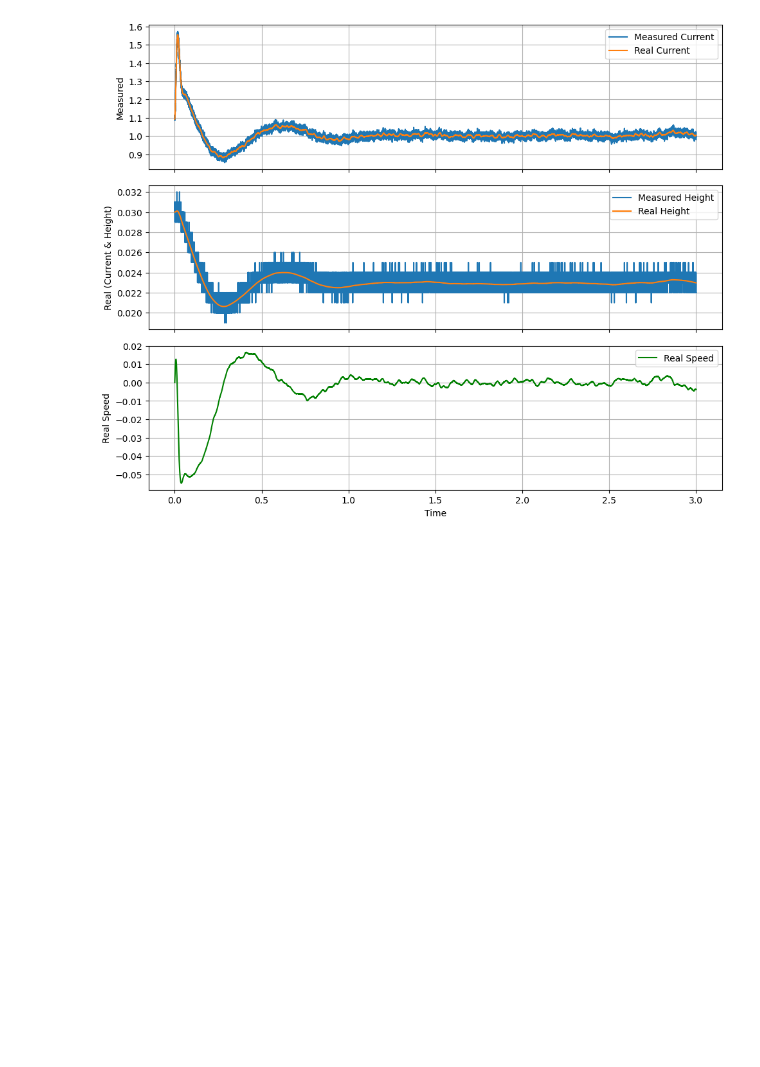
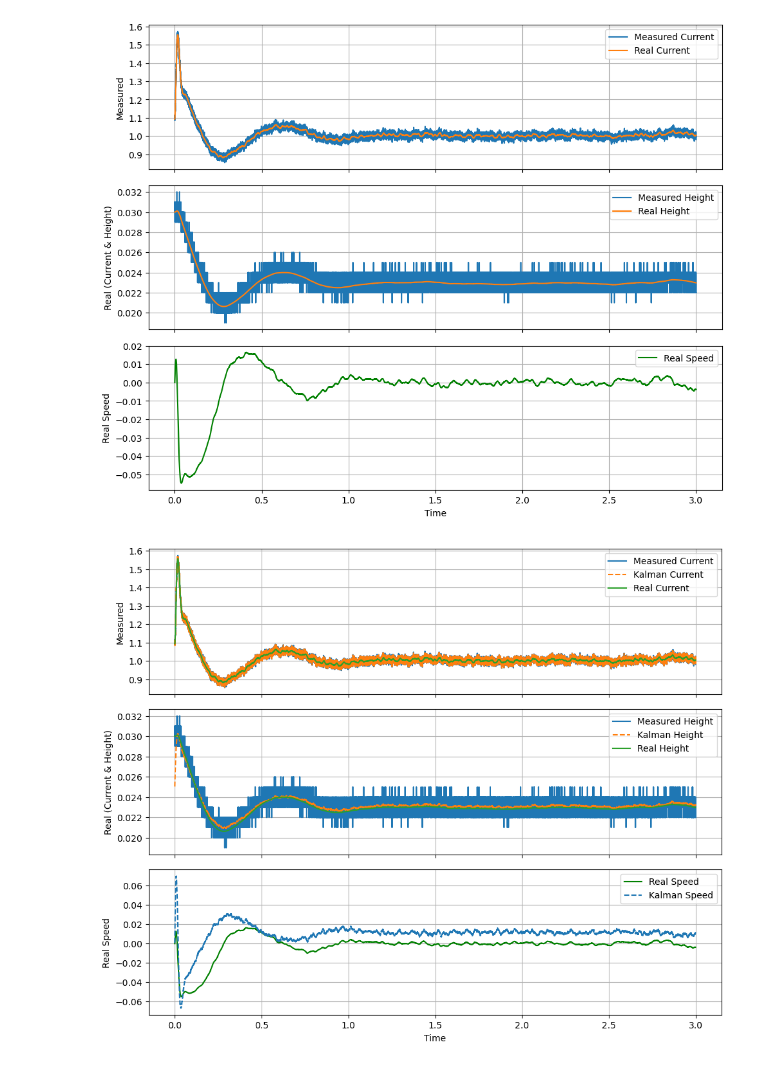
Before and after one commit to ga5am3/levitador_stm32, a Jupyter notebook: testing/test.ipynb, the cells around one changed output. Drawn from its saved outputs; the diff is of its cells as text; code cells hidden in the pictures; blank space fills up the shorter version.

```diff
--- a/testing/test.ipynb
+++ b/testing/test.ipynb
@@ -113,4 +113,95 @@ plt.tight_layout()
 plt.show()
 # %% [output]
 [figure]
+# %%
+import numpy as np
+
+def rough_kalman_no_control(y, x_hat, u=None):
+    G = np.array([[0.988195, 0.0, 0.0],
+                  [0.000000, 1.000004, 0.000100],
+                  [-0.001783, 0.0784, 1.000004]])
+    # H = np.array([[0.003106], [-0.0000], [-0.000003]])
+    C = np.array([[1, 0, 0],
+                  [0, 1, 0]])
+    K = np.array([[0.999881277876667, -0.992773017041701],
+                  [-0.000118722123333, 0.007226982958299],
+                  [-0.002362645445556, 0.156316994328178]])
+
+    x_hat = G @ x_hat
+    x_hat = x_hat + K @ (y - C @ x_hat)
+    return x_hat
+
+def plot_results(df, results):
+    """
+    Plot the results of the estimator and compare them with the DataFrame.
+
+    Parameters:
+    - df: A pandas DataFrame containing the data.
+    - results: A list of state vectors computed by the estimator.
+    """
+    # Create subplots
+    fig, axs = plt.subplots(3, 1, figsize=(10, 8), sharex=True)
+
+    # Plot 1: measured current and height
+    axs[0].plot(df['time'], df['measured_current'], label='Measured Current')
+    axs[0].plot(df['time'], [r[0] for r in results], label='Kalman Current', linestyle='--')
+    axs[0].plot(df['time'], df['real_current'], label='Real Current')
+    axs[0].set_ylabel("Measured")
+    axs[0].legend()
+    axs[0].grid(True)
+
+    # Plot 2: real current and height
+    axs[1].plot(df['time'], df['measured_height'], label='Measured Height')
+    axs[1].plot(df['time'], [r[1] for r in results], label='Kalman Height', linestyle='--')
+    axs[1].plot(df['time'], df['real_height'], label='Real Height')
+    axs[1].set_ylabel("Real (Current & Height)")
+    axs[1].legend()
+    axs[1].grid(True)
+
+    # Plot 3: real speed vs results
+    axs[2].plot(df['time'], df['real_speed'], label='Real Speed', color='green')
+    axs[2].plot(df['time'], [r[2] for r in results], label='Kalman Speed', linestyle='--')
+    axs[2].set_xlabel("Time")
+    axs[2].set_ylabel("Real Speed")
+    axs[2].legend()
+    axs[2].grid(True)
+
+    # Adjust layout and show the plot
+    plt.tight_layout()
+    plt.show()
+
+def run_estimator(estimator, df):
+    """
+    Run the given estimator function over the DataFrame and return the results.
+
+    Parameters:
+    - estimator: A function that takes y, x_hat, and u as inputs and returns the updated x_hat.
+    - df: A pandas DataFrame containing the data.
+
+    Returns:
+    - results: A list of state vectors computed by the estimator.
+    """
+    # Initialize the state vector
+    x_hat = np.array([1.09287, 0.025, 0]).T
+
+    # Initialize the list to store the results
+    results = []
+
+    # Iterate over the DataFrame rows
+    for i, h, u in zip(df['measured_current'], df['measured_height'], df['measured_u']):
+        y = np.array([i, h]).T
+        # Call the estimator function
+        x_hat = estimator(y, x_hat, u)
+        # Append the result to the list
+        results.append(x_hat)
+
+    return results
+
+# Run the function with the rough_kalman_no_control estimator
+results = run_estimator(rough_kalman_no_control, df)
+
+# Call the function to plot the results
+plot_results(df, results)
+# %% [output]
+[figure, added]
 # %%
```
Also changed, not shown: parts of 4 cells of this notebook.
